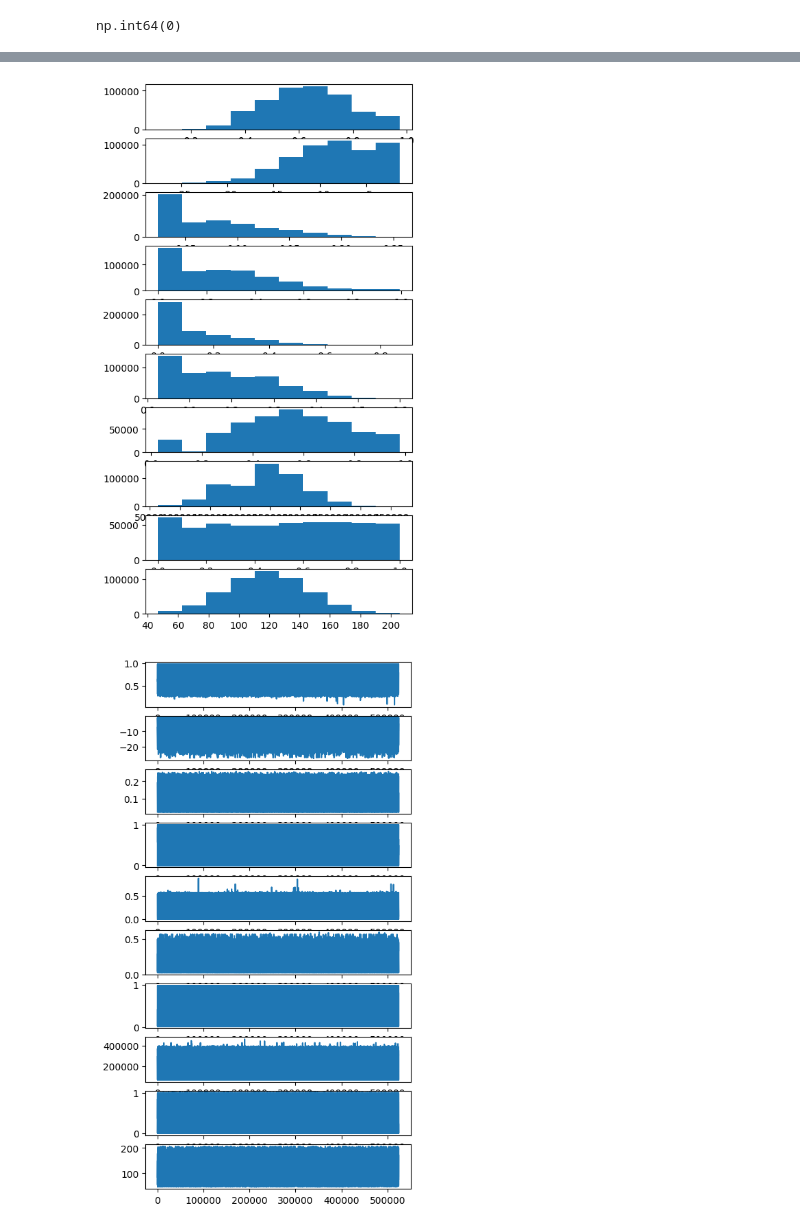
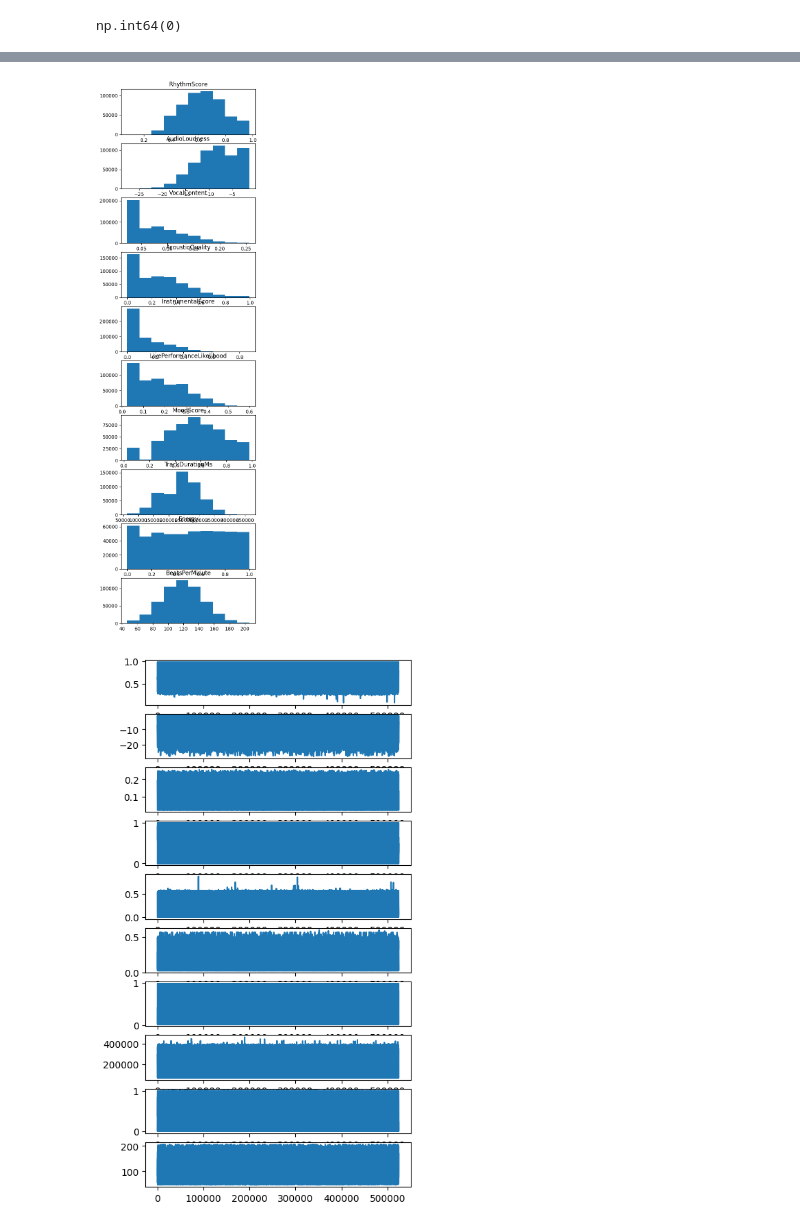
Before and after one commit to owczr/predicting-the-beats-per-minute, a Jupyter notebook: eda.ipynb, the cells around one changed output, grey strips where cells are left out. Drawn from its saved outputs; the diff is of its cells as text; code cells hidden in the pictures.

```diff
--- a/eda.ipynb
+++ b/eda.ipynb
@@ -55,14 +54,15 @@ corr[corr.abs() > 0.5].dropna(how="any", axis=0)
 # %%
 import matplotlib.pyplot as plt
 
 n_cols = len(df.columns)
 
-fig, axes = plt.subplots(n_cols, 1, figsize=(5, 10))
+fig, axes = plt.subplots(n_cols, 1, figsize=(5, 20))
 
 for idx, col in enumerate(df.columns):
     axes[idx].hist(df[col])
+    axes[idx].set_title(col)
 # %% [output]
-[figure, old version]
+[figure, new version]
 # %%
 fig, axes = plt.subplots(n_cols, 1, figsize=(5, 10))
 
```
Also changed, not shown: parts of 4 cells of this notebook, 2 other files.
